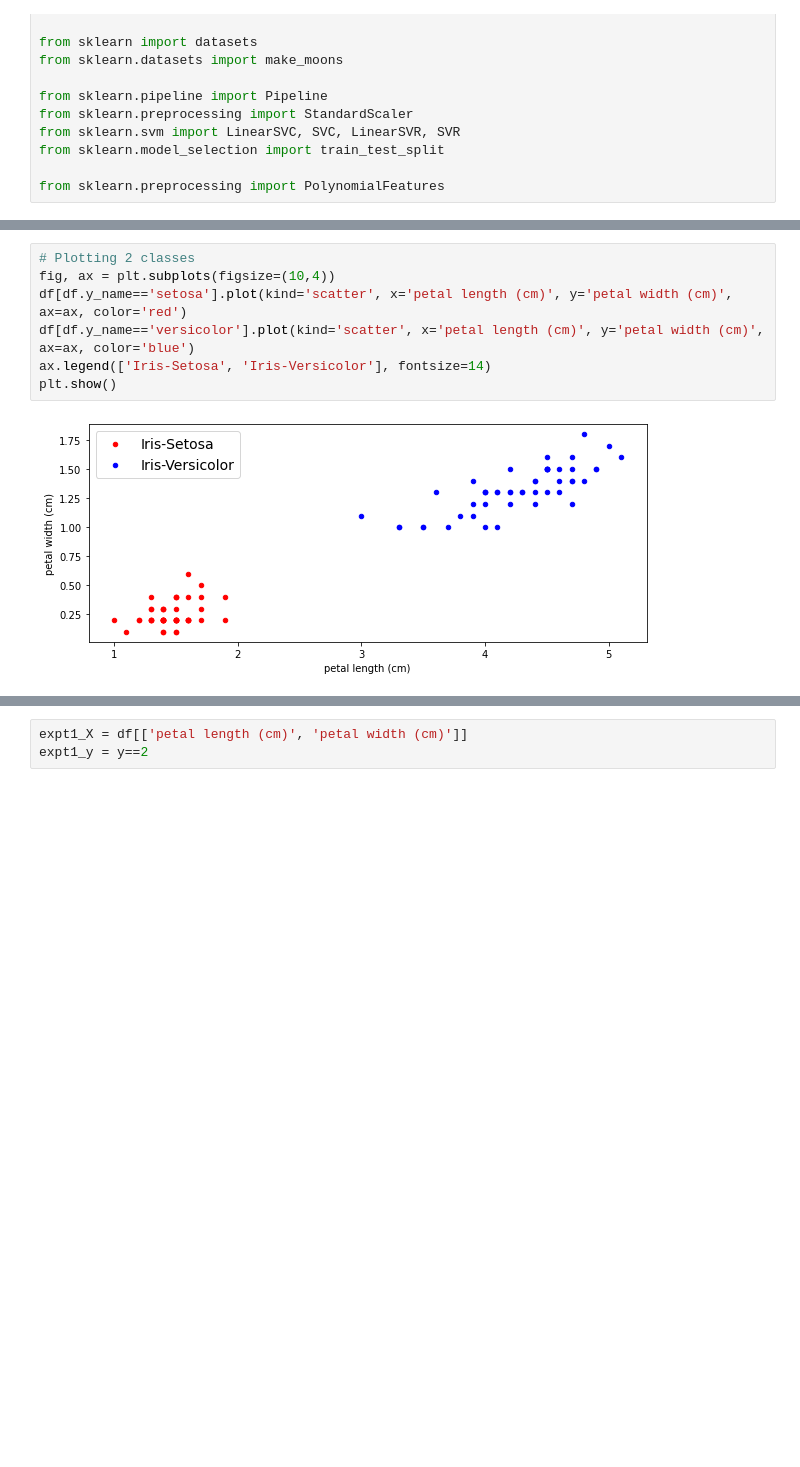
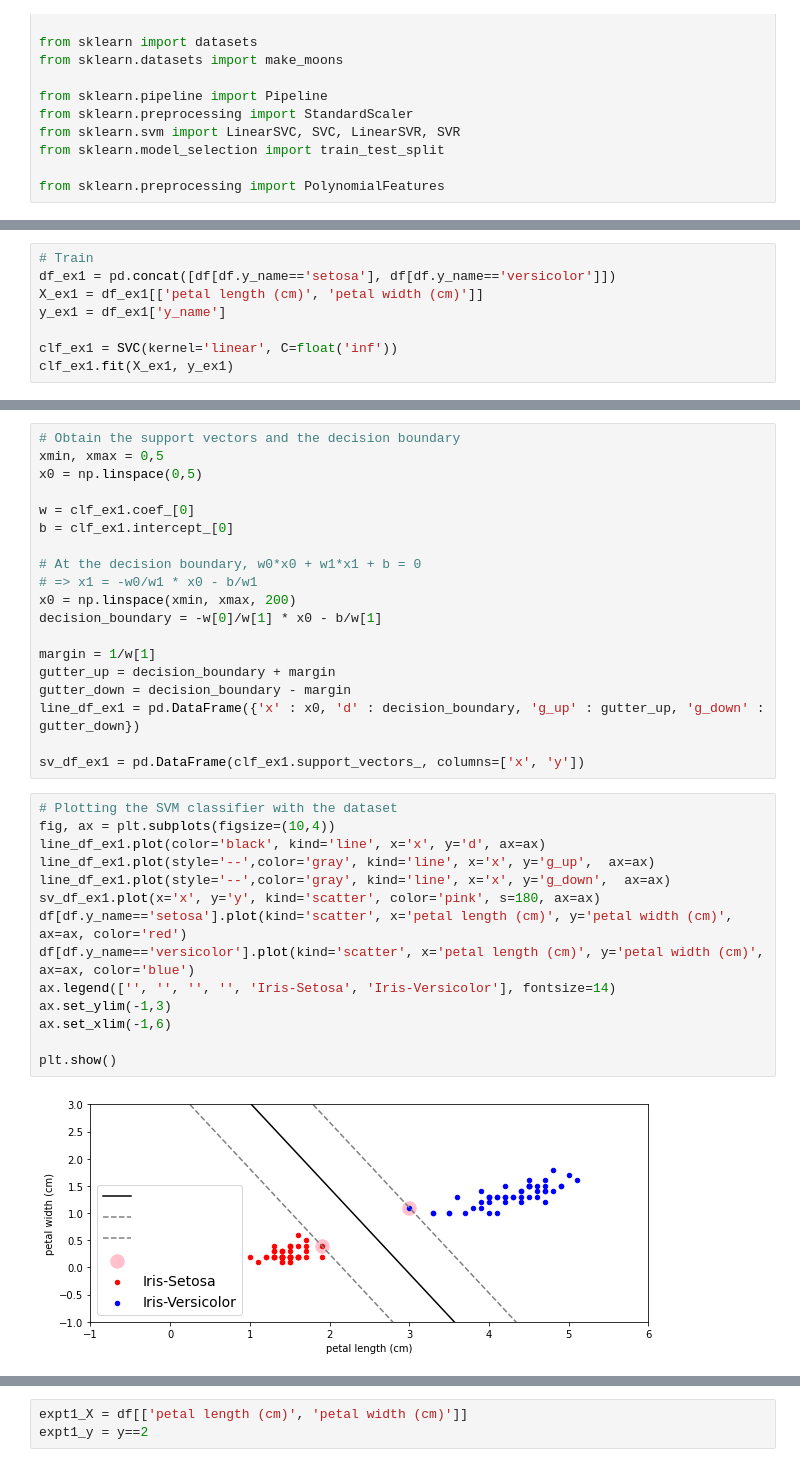
Before and after one commit to bryanblackbee/topic__hands-on-machine-learning, a Jupyter notebook: chap05/05-textbook-support-vector-machines-01.ipynb, the cells around one changed output, grey strips where cells are left out. Cells and saved outputs as stored; diff of their text form; blank space fills up the shorter version.

```diff
--- a/chap05/05-textbook-support-vector-machines-01.ipynb
+++ b/chap05/05-textbook-support-vector-machines-01.ipynb
@@ -43,0 +50,8 @@ Using the Iris dataset, it is clear that these 2 classes are easily linearly sep
+# %%
+# Train
+df_ex1 = pd.concat([df[df.y_name=='setosa'], df[df.y_name=='versicolor']])
+X_ex1 = df_ex1[['petal length (cm)', 'petal width (cm)']]
+y_ex1 = df_ex1['y_name']
+
+clf_ex1 = SVC(kernel='linear', C=float('inf'))
+clf_ex1.fit(X_ex1, y_ex1)
@@ -44,9 +69,35 @@ Using the Iris dataset, it is clear that these 2 classes are easily linearly sep
+# %%
+# Obtain the support vectors and the decision boundary
+xmin, xmax = 0,5
+x0 = np.linspace(0,5)
+
+w = clf_ex1.coef_[0]
+b = clf_ex1.intercept_[0]
+
+# At the decision boundary, w0*x0 + w1*x1 + b = 0
+# => x1 = -w0/w1 * x0 - b/w1
+x0 = np.linspace(xmin, xmax, 200)
+decision_boundary = -w[0]/w[1] * x0 - b/w[1]
+
+margin = 1/w[1]
+gutter_up = decision_boundary + margin
+gutter_down = decision_boundary - margin
+line_df_ex1 = pd.DataFrame({'x' : x0, 'd' : decision_boundary, 'g_up' : gutter_up, 'g_down' : gutter_down})
+
+sv_df_ex1 = pd.DataFrame(clf_ex1.support_vectors_, columns=['x', 'y'])
 # %%
-# Plotting 2 classes
+# Plotting the SVM classifier with the dataset
 fig, ax = plt.subplots(figsize=(10,4))
+line_df_ex1.plot(color='black', kind='line', x='x', y='d', ax=ax)
+line_df_ex1.plot(style='--',color='gray', kind='line', x='x', y='g_up',  ax=ax)
+line_df_ex1.plot(style='--',color='gray', kind='line', x='x', y='g_down',  ax=ax)
+sv_df_ex1.plot(x='x', y='y', kind='scatter', color='pink', s=180, ax=ax)
 df[df.y_name=='setosa'].plot(kind='scatter', x='petal length (cm)', y='petal width (cm)', ax=ax, color='red')
 df[df.y_name=='versicolor'].plot(kind='scatter', x='petal length (cm)', y='petal width (cm)', ax=ax, color='blue')
-ax.legend(['Iris-Setosa', 'Iris-Versicolor'], fontsize=14)
+ax.legend(['', '', '', '', 'Iris-Setosa', 'Iris-Versicolor'], fontsize=14)
+ax.set_ylim(-1,3)
+ax.set_xlim(-1,6)
+
 plt.show()
 # %% [output]
-[figure, old version]
+[figure, new version]
```
Also changed, not shown: parts of 13 cells of this notebook.
